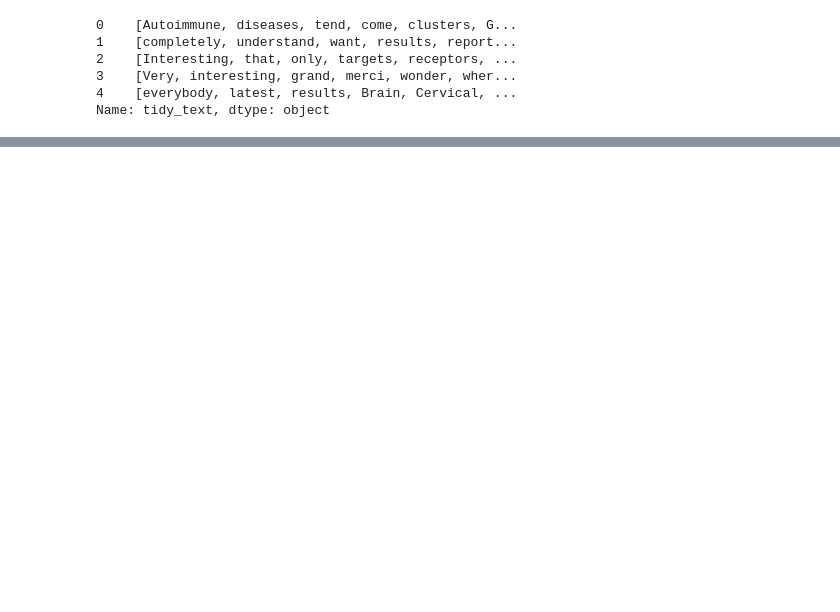
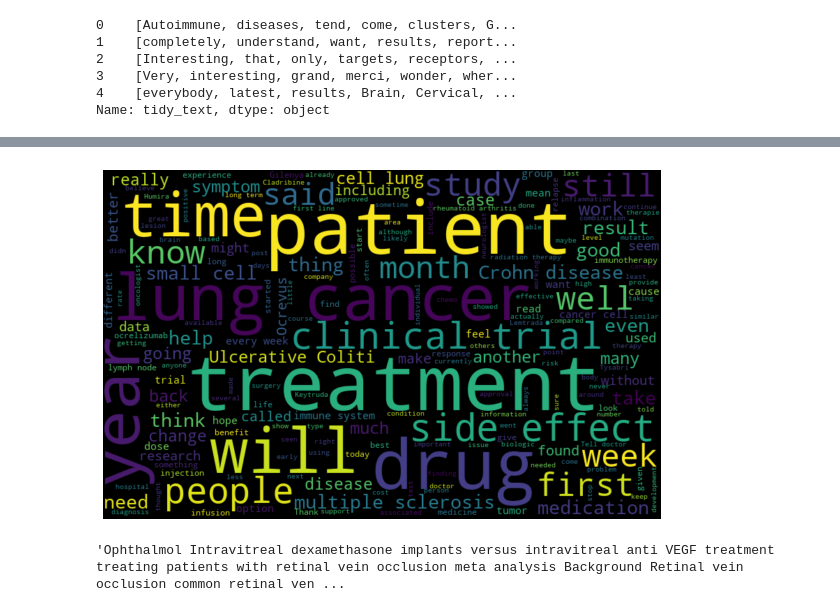
Before and after one commit to NilSagor/AV_ml_practice, a Jupyter notebook: innoplex/Untitled.ipynb, the cells around one changed output, grey strips where cells are left out. Saved outputs shown, nothing was run; the diff lists cells and outputs as text; code cells hidden in the pictures; blank space fills up the shorter version.

```diff
--- a/innoplex/Untitled.ipynb
+++ b/innoplex/Untitled.ipynb
@@ -187,0 +239,15 @@ Name: tidy_text, dtype: object
+# %%
+neutral_words = ''.join([text for text in data_raw['tidy_text'][data_raw['sentiment'] == 2]])
+
+
+wordcloud = WordCloud(width = 800, height = 500, random_state = 21, max_font_size = 110).generate(neutral_words)
+plt.figure(figsize = (10,7))
+plt.imshow(wordcloud, interpolation = "bilinear")
+plt.axis("off")
+plt.show()
+# %% [output]
+[figure, added]
+# %%
+data_raw['tidy_text'][20]
+# %% [output]
+'Ophthalmol Intravitreal dexamethasone implants versus intravitreal anti VEGF treatment treating patients with retinal vein occlusion meta analysis Background Retinal vein occlusion common retinal ven ...
```
Also changed, not shown: parts of 7 cells of this notebook, 1 other file.
